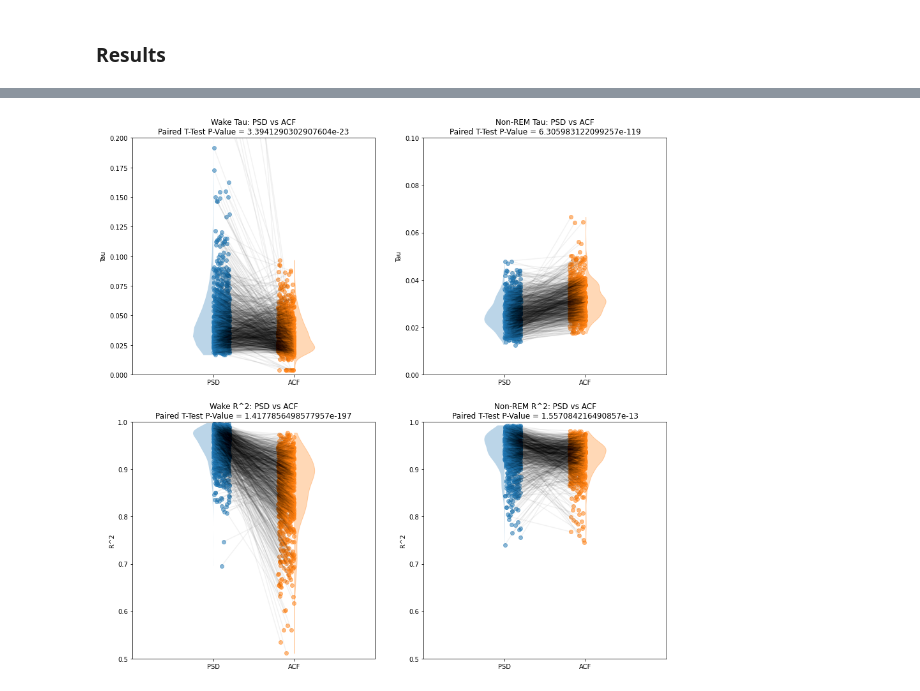
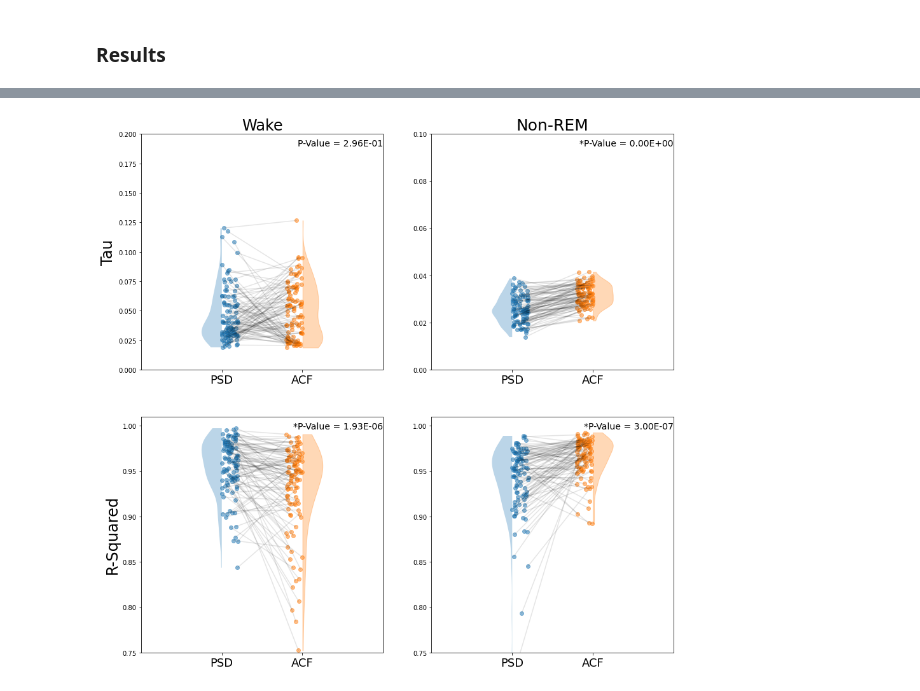
Before and after one commit to voytekresearch/timescale-methods, a Jupyter notebook: notebooks/sliding_window_timescales.ipynb, the cells around one changed output, grey strips where cells are left out. Saved outputs shown, nothing was run; the diff lists cells and outputs as text; code cells hidden in the pictures.

```diff
--- a/notebooks/sliding_window_timescales.ipynb
+++ b/notebooks/sliding_window_timescales.ipynb
@@ -79,7 +83,7 @@ nrem_starts, nrem_mids, nrem_ends = create_windows(nrem_pad, win_len, win_spacin
 # %% [markdown]
 ### SpecParam
 # %%
-fooof_kwargs = dict(knee_bounds=(.2, 40), max_n_peaks=5,
+fooof_kwargs = dict(knee_bounds=(.2, 40), max_n_peaks=3,
                     peak_threshold=3, peak_width_limits=(2, 10))
 
 compute_spectrum_kwargs = dict(method='welch', avg_type='mean', nperseg=int(1 * fs))
@@ -102,21 +106,18 @@ nrem_taus, nrem_rsq, nrem_fms = compute_taus(nrem_starts, method='psd', fit_kwar
 # ACF
 
 # Set bounds and guess as :
-#   [exp_tau, exp_amp, osc_tau, osc_amp, osc_gamma, osc_freq, offset]
+#   [exp_tau, osc_tau, osc_gamma, osc_freq, amp_ratio, height, offset]
 bounds = [
-    [1/(2*np.pi*40),  .5, .001,  0, .01,  0, 0],
-    [1/(2*np.pi*.2),   1,    1,  100., .1, 20, 1]
+    [1/(2*np.pi*40), .001,  0,   0, 0, .5, 0],
+    [1/(2*np.pi*.2),    1, .1,  20, 1,  1, .1]
 ]
-
-
-#guess = [1/(2*np.pi*1), .65, 1, .5, .08, 10, 0]
 
 fit_kwargs = dict(
     sig = sig_lfp,
     fs = fs,
     win_len = win_len,
     method = 'cos',
-    compute_acf_kwargs = dict(nlags=int(1 * fs)), # dict(from_psd=True, psd_kwargs=compute_spectrum_kwargs),
+    compute_acf_kwargs = dict(nlags=int(.5 * fs)),
     fit_kwargs = dict(maxfev=10000, bounds=bounds)
 )
 
@@ -229,33 +285,61 @@ axes[0][1].legend();
 # %%
 # Run paired t-test
-wake_rsq_pval = ttest_rel(wake_rsq[wake_keep], wake_rsq_acf[wake_keep]).pvalue
-wake_taus_pval = ttest_rel(wake_taus[wake_keep], wake_taus_acf[wake_keep]).pvalue
+wake_rsq_pval = ttest_rel(wake_rsq[wake_inds], wake_rsq_acf[wake_inds]).pvalue
+wake_taus_pval = ttest_rel(wake_taus[wake_inds], wake_taus_acf[wake_inds]).pvalue
 
-nrem_rsq_pval = ttest_rel(nrem_rsq[nrem_keep], nrem_rsq_acf[nrem_keep]).pvalue
-nrem_taus_pval = ttest_rel(nrem_taus[nrem_keep], nrem_taus_acf[nrem_keep]).pvalue
+nrem_rsq_pval = ttest_rel(nrem_rsq[nrem_inds], nrem_rsq_acf[nrem_inds]).pvalue
+nrem_taus_pval = ttest_rel(nrem_taus[nrem_inds], nrem_taus_acf[nrem_inds]).pvalue
 
 # Plot
+alpha = .1
 fig, axes = plt.subplots(ncols=2, nrows=2, figsize=(15, 15))
 
-plot_connected_scatter(wake_taus[wake_keep], wake_taus_acf[wake_keep], axes[0][0],
-                       f'Wake Tau: PSD vs ACF\nPaired T-Test P-Value = {wake_taus_pval}',
-                       alpha_line=.05, ylim=(0, .2))
+ax0 = plot_connected_scatter(wake_taus[wake_inds], wake_taus_acf[wake_inds], axes[0][0],
+                             f'Wake Tau: PSD vs ACF\nPaired T-Test P-Value = {wake_taus_pval}',
+                             alpha_line=alpha, ylim=(0, .2))
 
-plot_connected_scatter(nrem_taus[nrem_keep], nrem_taus_acf[nrem_keep], axes[0][1],
-                       f'Non-REM Tau: PSD vs ACF\nPaired T-Test P-Value = {nrem_taus_pval}',
-                       alpha_line=.05, ylim=(0, .1))
+ax1 = plot_connected_scatter(nrem_taus[nrem_inds], nrem_taus_acf[nrem_inds], axes[0][1],
+                             f'Non-REM Tau: PSD vs ACF\nPaired T-Test P-Value = {nrem_taus_pval}',
+                             alpha_line=alpha, ylim=(0, .1))
 
-plot_connected_scatter(wake_rsq[wake_keep], wake_rsq_acf[wake_keep], axes[1][0],
-                       title=f'Wake R^2: PSD vs ACF\nPaired T-Test P-Value = {wake_rsq_pval}',
-                       alpha_line=.05, ylim=(.5, 1), ylabel='R^2')
+ax2 = plot_connected_scatter(wake_rsq[wake_inds], wake_rsq_acf[wake_inds], axes[1][0],
+                             title=f'Wake R^2: PSD vs ACF\nPaired T-Test P-Value = {wake_rsq_pval}',
+                             alpha_line=alpha, ylim=(0.75, 1.01))
 
-plot_connected_scatter(nrem_rsq[nrem_keep], nrem_rsq_acf[nrem_keep], axes[1][1],
-                       title=f'Non-REM R^2: PSD vs ACF\nPaired T-Test P-Value = {nrem_rsq_pval}',
-                       alpha_line=.05, ylim=(.5, 1), ylabel='R^2')
+ax3 = plot_connected_scatter(nrem_rsq[nrem_inds], nrem_rsq_acf[nrem_inds], axes[1][1],
+                             title=f'Non-REM R^2: PSD vs ACF\nPaired T-Test P-Value = {nrem_rsq_pval}',
+                             alpha_line=alpha, ylim=(0.75, 1.01))
 
-#plt.savefig('fig_scatter_125dpi.png', dpi=125)
+# Custom labels
+ax0.set_ylabel('Tau', size=24)
+ax1.set_ylabel('')
+ax2.set_ylabel('R-Squared', size=24)
+ax3.set_ylabel('', size=24)
+
+for _ax, pval in zip([ax0, ax1, ax2, ax3], [wake_taus_pval, nrem_taus_pval, wake_rsq_pval, nrem_rsq_pval]):
+
+    _ax.set_xticklabels(['PSD', 'ACF'], fontsize=18)
+
+    _ax_in = _ax.inset_axes([0, .8, 1, 0.2])
+    _ax_in.xaxis.set_visible(False)
+    _ax_in.yaxis.set_visible(False)
+
+    if pval < .05:
+        _ax_in.text(1, .8, f'*P-Value = {pval.round(8):.2E}', size=14, ha='right', va='center')
+    else:
+        _ax_in.text(1, .8, f'P-Value = {pval.round(8):.2E}', size=14, ha='right', va='center')
+    _ax_in.axis('off')
+
+
+ax0.set_title('Wake', size=24)
+ax1.set_title('Non-REM', size=25)
+ax2.set_title('')
+ax3.set_title('')
+
+
+plt.savefig('fig_scatter_125dpi.png', dpi=125)
 # %% [output]
-[figure, old version]
+[figure, new version]
 # %%
 # Run ind t-test
 psd_taus_pval = ttest_ind(wake_taus, nrem_taus).pvalue
```
Also changed, not shown: parts of 12 cells of this notebook.
